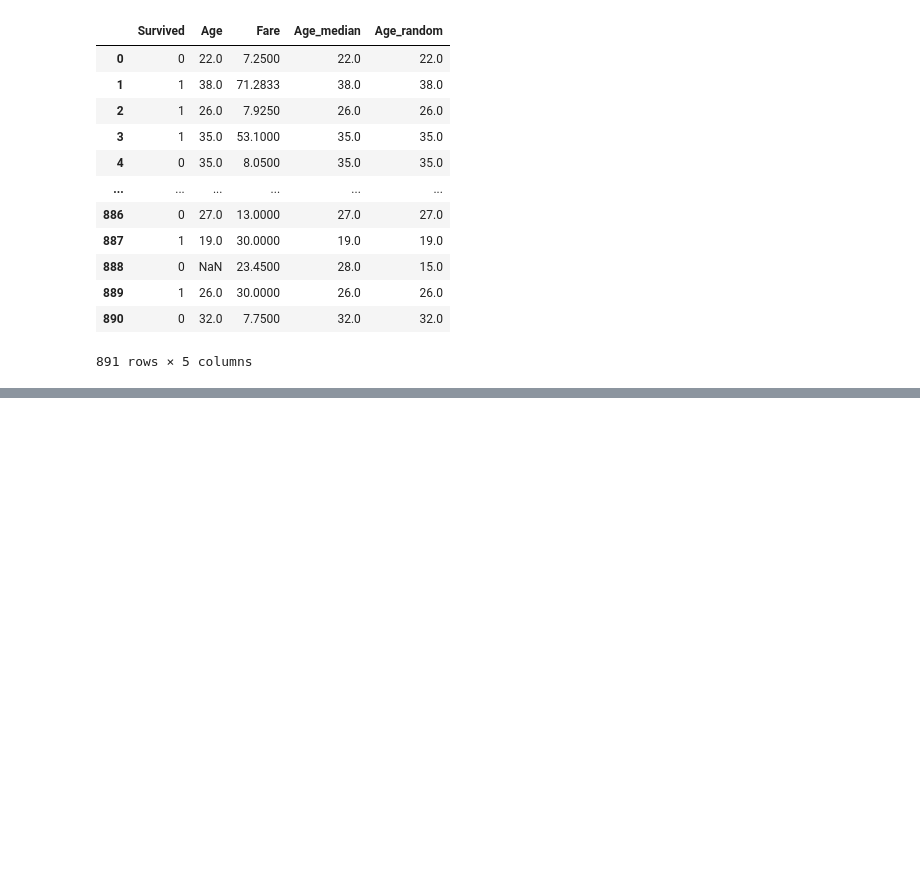
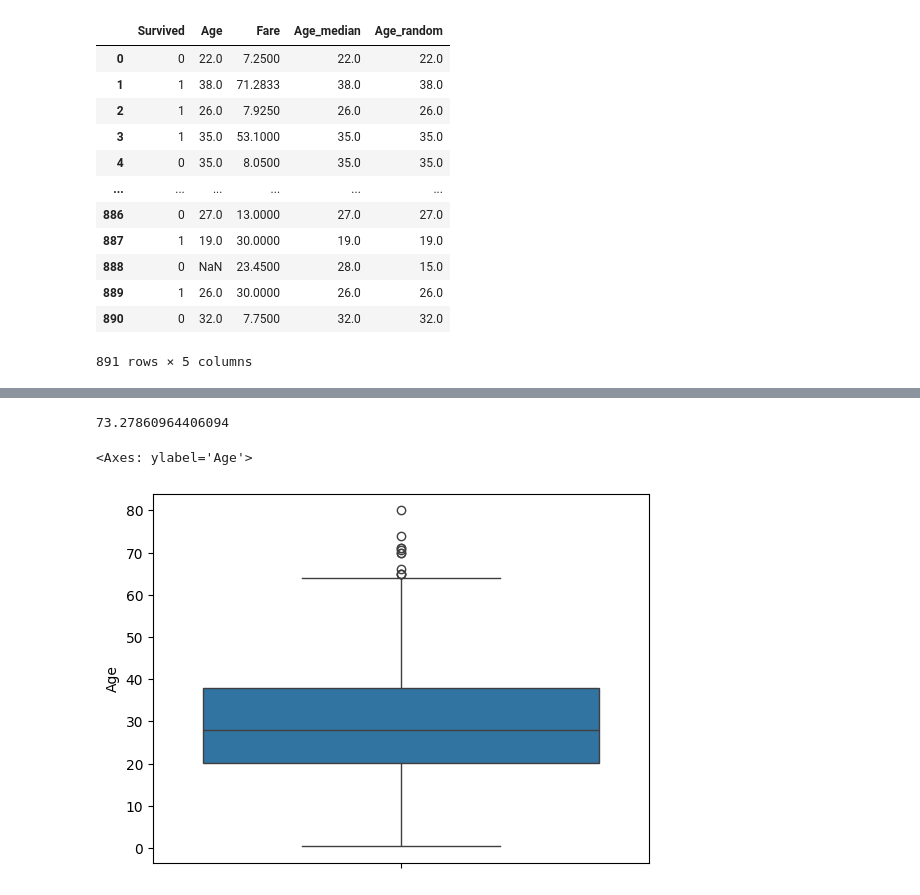
Before and after one commit to govardhan-06/practice-Notebooks, a Jupyter notebook: Handling_missing_data.ipynb, the cells around one changed output, grey strips where cells are left out. Cells and saved outputs as stored; diff of their text form; code cells hidden in the pictures; blank space fills up the shorter version.

```diff
--- a/Handling_missing_data.ipynb
+++ b/Handling_missing_data.ipynb
@@ -198,0 +253,14 @@ df
+# %%
+#Getting the end of distribution data
+#(after the third standard deviation)
+
+extreme=df.Age.mean()+3*df.Age.std()
+extreme
+# %% [output]
+73.27860964406094
+# %%
+import seaborn as sns
+sns.boxplot(df["Age"])
+# %% [output]
+<Axes: ylabel='Age'>
+[figure, added]
```
Also changed, not shown: parts of 15 cells of this notebook.
